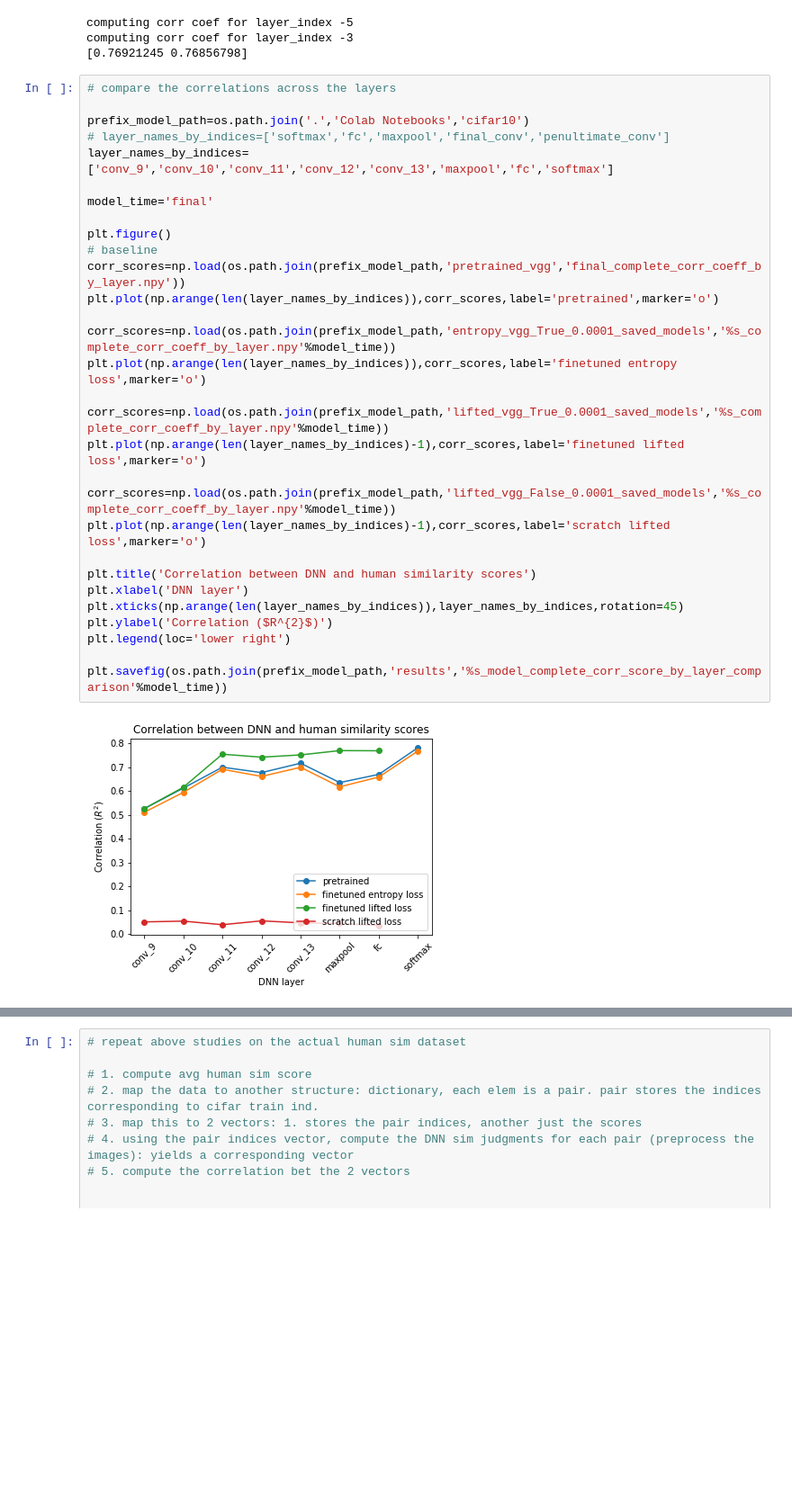
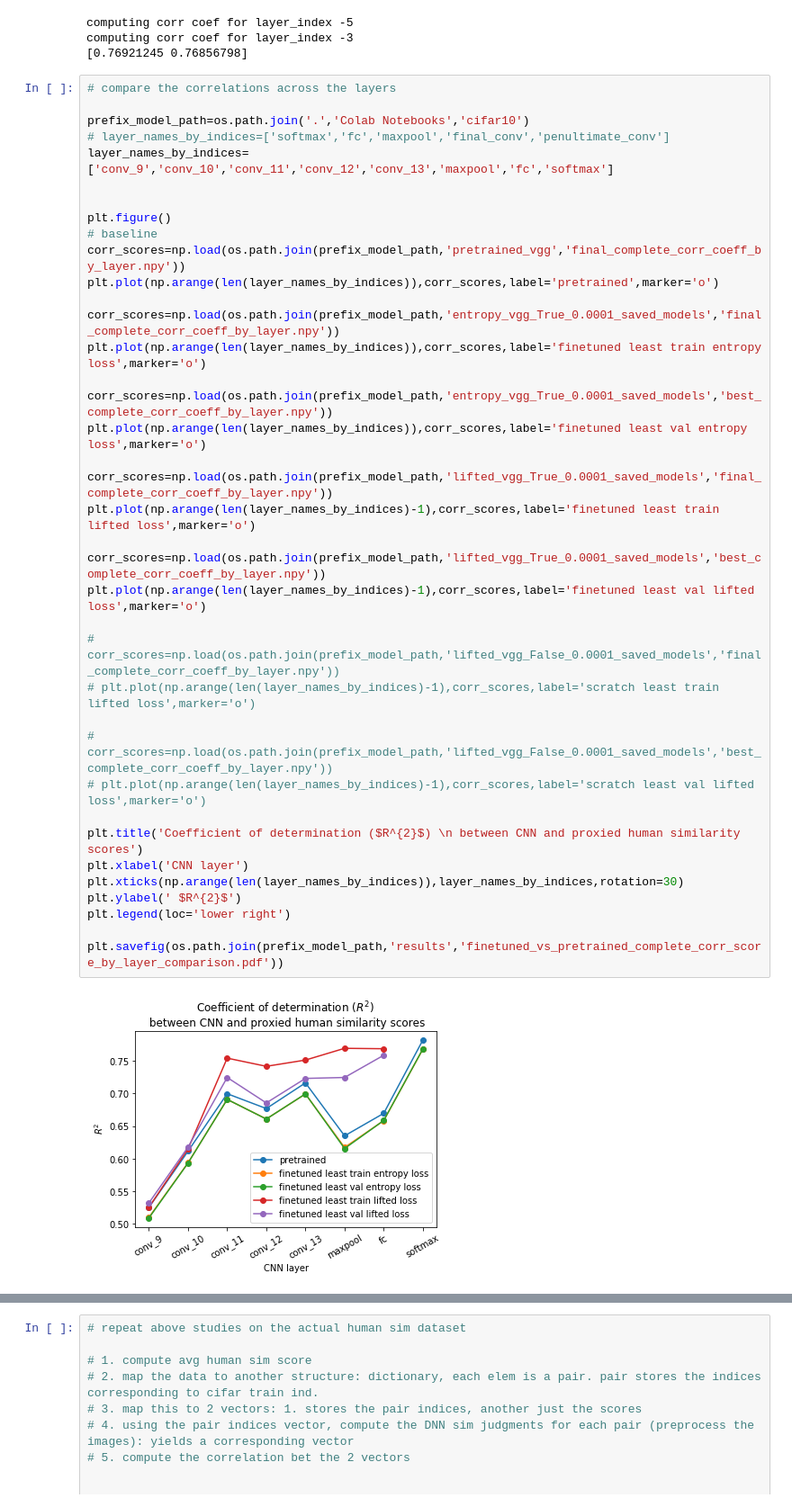
Before and after one commit to slala2121/Triplet-net-keras, a Jupyter notebook: cifar10_vgg.ipynb, the cells around one changed output, grey strips where cells are left out. Shown at 90% size. Drawn from its saved outputs; the diff is of its cells as text; blank space fills up the shorter version.

```diff
--- a/cifar10_vgg.ipynb
+++ b/cifar10_vgg.ipynb
@@ -1043,32 +1112,40 @@ computing corr coef for layer_index -3
 # %%
 # compare the correlations across the layers
 
 prefix_model_path=os.path.join('.','Colab Notebooks','cifar10')
 # layer_names_by_indices=['softmax','fc','maxpool','final_conv','penultimate_conv']
 layer_names_by_indices=['conv_9','conv_10','conv_11','conv_12','conv_13','maxpool','fc','softmax']
 
-model_time='final'
 
 plt.figure()
 # baseline
 corr_scores=np.load(os.path.join(prefix_model_path,'pretrained_vgg','final_complete_corr_coeff_by_layer.npy'))
 plt.plot(np.arange(len(layer_names_by_indices)),corr_scores,label='pretrained',marker='o')
 
-corr_scores=np.load(os.path.join(prefix_model_path,'entropy_vgg_True_0.0001_saved_models','%s_complete_corr_coeff_by_layer.npy'%model_time))
-plt.plot(np.arange(len(layer_names_by_indices)),corr_scores,label='finetuned entropy loss',marker='o')
+corr_scores=np.load(os.path.join(prefix_model_path,'entropy_vgg_True_0.0001_saved_models','final_complete_corr_coeff_by_layer.npy'))
+plt.plot(np.arange(len(layer_names_by_indices)),corr_scores,label='finetuned least train entropy loss',marker='o')
 
-corr_scores=np.load(os.path.join(prefix_model_path,'lifted_vgg_True_0.0001_saved_models','%s_complete_corr_coeff_by_layer.npy'%model_time))
-plt.plot(np.arange(len(layer_names_by_indices)-1),corr_scores,label='finetuned lifted loss',marker='o')
+corr_scores=np.load(os.path.join(prefix_model_path,'entropy_vgg_True_0.0001_saved_models','best_complete_corr_coeff_by_layer.npy'))
+plt.plot(np.arange(len(layer_names_by_indices)),corr_scores,label='finetuned least val entropy loss',marker='o')
 
-corr_scores=np.load(os.path.join(prefix_model_path,'lifted_vgg_False_0.0001_saved_models','%s_complete_corr_coeff_by_layer.npy'%model_time))
-plt.plot(np.arange(len(layer_names_by_indices)-1),corr_scores,label='scratch lifted loss',marker='o')
+corr_scores=np.load(os.path.join(prefix_model_path,'lifted_vgg_True_0.0001_saved_models','final_complete_corr_coeff_by_layer.npy'))
+plt.plot(np.arange(len(layer_names_by_indices)-1),corr_scores,label='finetuned least train lifted loss',marker='o')
 
-plt.title('Correlation between DNN and human similarity scores')
-plt.xlabel('DNN layer')
-plt.xticks(np.arange(len(layer_names_by_indices)),layer_names_by_indices,rotation=45)
-plt.ylabel('Correlation ($R^{2}$)')
+corr_scores=np.load(os.path.join(prefix_model_path,'lifted_vgg_True_0.0001_saved_models','best_complete_corr_coeff_by_layer.npy'))
+plt.plot(np.arange(len(layer_names_by_indices)-1),corr_scores,label='finetuned least val lifted loss',marker='o')
+
+# corr_scores=np.load(os.path.join(prefix_model_path,'lifted_vgg_False_0.0001_saved_models','final_complete_corr_coeff_by_layer.npy'))
+# plt.plot(np.arange(len(layer_names_by_indices)-1),corr_scores,label='scratch least train lifted loss',marker='o')
+
+# corr_scores=np.load(os.path.join(prefix_model_path,'lifted_vgg_False_0.0001_saved_models','best_complete_corr_coeff_by_layer.npy'))
+# plt.plot(np.arange(len(layer_names_by_indices)-1),corr_scores,label='scratch least val lifted loss',marker='o')
+
+plt.title('Coefficient of determination ($R^{2}$) \n between CNN and proxied human similarity scores')
+plt.xlabel('CNN layer')
+plt.xticks(np.arange(len(layer_names_by_indices)),layer_names_by_indices,rotation=30)
+plt.ylabel(' $R^{2}$')
 plt.legend(loc='lower right')
 
-plt.savefig(os.path.join(prefix_model_path,'results','%s_model_complete_corr_score_by_layer_comparison'%model_time))
+plt.savefig(os.path.join(prefix_model_path,'results','finetuned_vs_pretrained_complete_corr_score_by_layer_comparison.pdf'))
 # %% [output]
-[figure, old version]
+[figure, new version]
```
Also changed, not shown: parts of 18 cells of this notebook.
